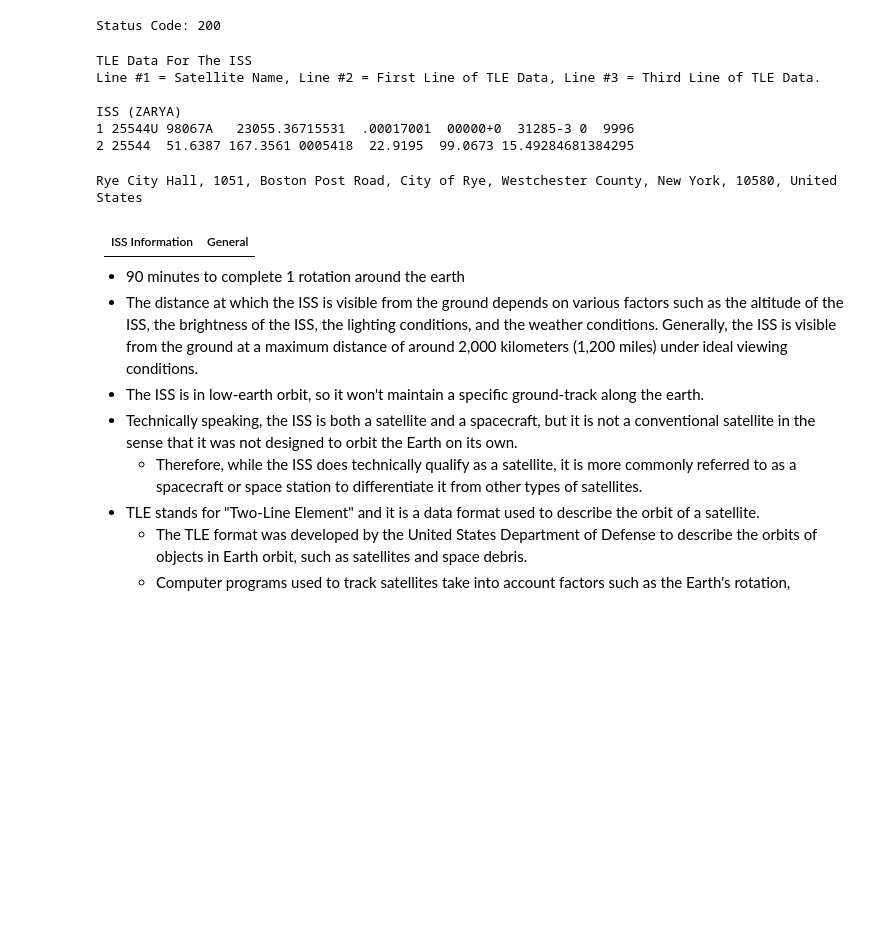
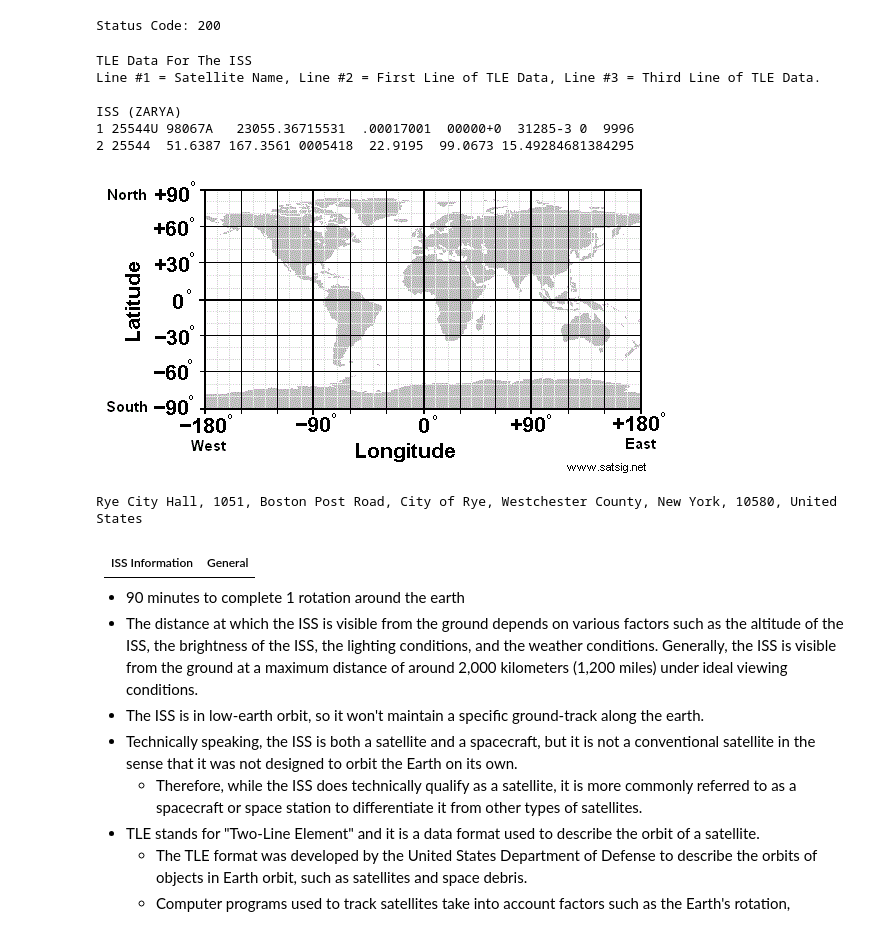
Before and after one commit to sudz4/space-station, a Jupyter notebook: main2.ipynb, the cells around one changed output. Saved outputs shown, nothing was run; the diff lists cells and outputs as text; code cells hidden in the pictures; blank space fills up the shorter version.

```diff
--- a/main2.ipynb
+++ b/main2.ipynb
@@ -187,6 +187,12 @@ Line #1 = Satellite Name, Line #2 = First Line of TLE Data, Line #3 = Third Line
 ISS (ZARYA)
 1 25544U 98067A   23055.36715531  .00017001  00000+0  31285-3 0  9996
 2 25544  51.6387 167.3561 0005418  22.9195  99.0673 15.49284681384295
+# %%
+# look at how the coordinates work with a map image
+# https://www.satsig.net/lat_long.htm
+Image(filename='satsig_explanation.png', width='50%')
+# %% [output]
+[figure, added]
 # %%
 # determine an approximate location relative to my exact location
 approx_geolocator = Nominatim(user_agent="my-app")
```
